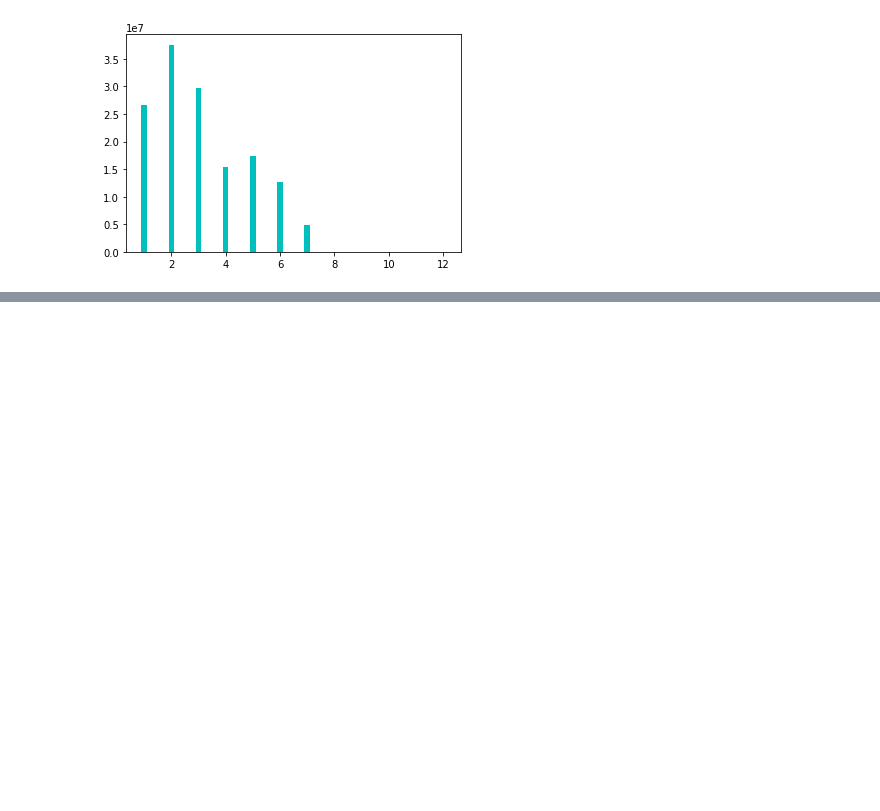
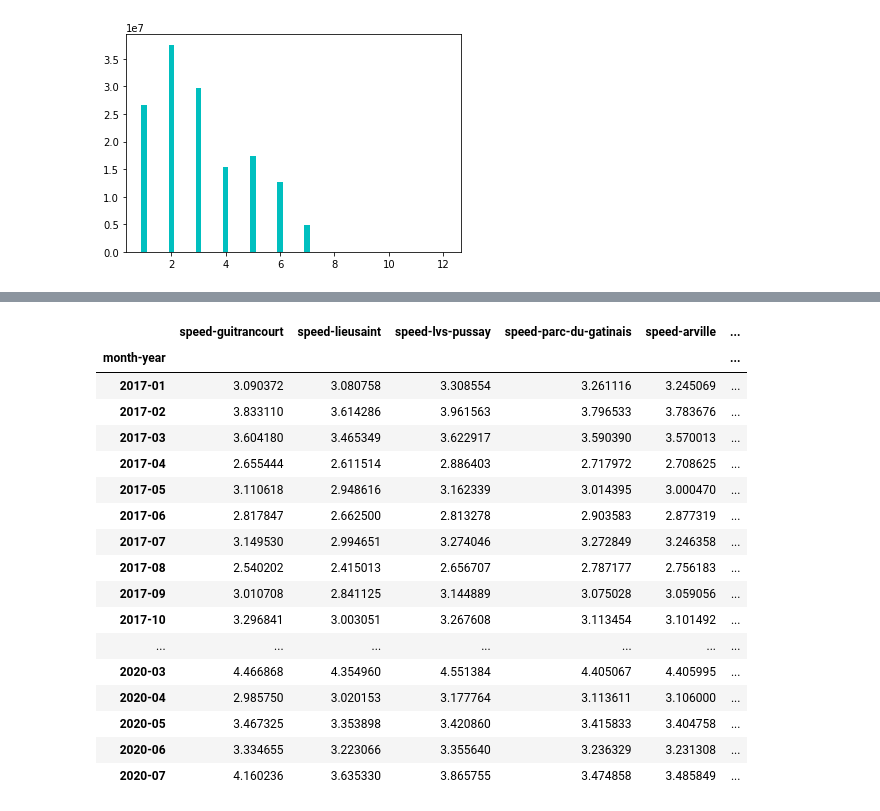
Before and after one commit to leonarduschen/datathon, a Jupyter notebook: Untitled.ipynb, the cells around one changed output, grey strips where cells are left out. Saved outputs shown, nothing was run; the diff lists cells and outputs as text; code cells hidden in the pictures; blank space fills up the shorter version.

```diff
--- a/Untitled.ipynb
+++ b/Untitled.ipynb
@@ -70,0 +96,21 @@ pd.concat([df,month_df],axis=1)
+# %%
+df.groupby('month-year').mean().loc[:,df.columns[['speed' in column for column in df.columns]]]
+# %% [output]
+|  | speed-guitrancourt | speed-lieusaint | speed-lvs-pussay | speed-parc-du-gatinais | speed-arville | ... |
+| month-year |  |  |  |  |  | ... |
+| 2017-01 | 3.090372 | 3.080758 | 3.308554 | 3.261116 | 3.245069 | ... |
+| 2017-02 | 3.833110 | 3.614286 | 3.961563 | 3.796533 | 3.783676 | ... |
+| 2017-03 | 3.604180 | 3.465349 | 3.622917 | 3.590390 | 3.570013 | ... |
+| 2017-04 | 2.655444 | 2.611514 | 2.886403 | 2.717972 | 2.708625 | ... |
+| 2017-05 | 3.110618 | 2.948616 | 3.162339 | 3.014395 | 3.000470 | ... |
+| 2017-06 | 2.817847 | 2.662500 | 2.813278 | 2.903583 | 2.877319 | ... |
+| 2017-07 | 3.149530 | 2.994651 | 3.274046 | 3.272849 | 3.246358 | ... |
+| 2017-08 | 2.540202 | 2.415013 | 2.656707 | 2.787177 | 2.756183 | ... |
+| 2017-09 | 3.010708 | 2.841125 | 3.144889 | 3.075028 | 3.059056 | ... |
+| 2017-10 | 3.296841 | 3.003051 | 3.267608 | 3.113454 | 3.101492 | ... |
+| ... | ... | ... | ... | ... | ... | ... |
+| 2020-03 | 4.466868 | 4.354960 | 4.551384 | 4.405067 | 4.405995 | ... |
+| 2020-04 | 2.985750 | 3.020153 | 3.177764 | 3.113611 | 3.106000 | ... |
+| 2020-05 | 3.467325 | 3.353898 | 3.420860 | 3.415833 | 3.404758 | ... |
+| 2020-06 | 3.334655 | 3.223066 | 3.355640 | 3.236329 | 3.231308 | ... |
+| 2020-07 | 4.160236 | 3.635330 | 3.865755 | 3.474858 | 3.485849 | ... |
```
Also changed, not shown: parts of 20 cells of this notebook, 8 other files.
